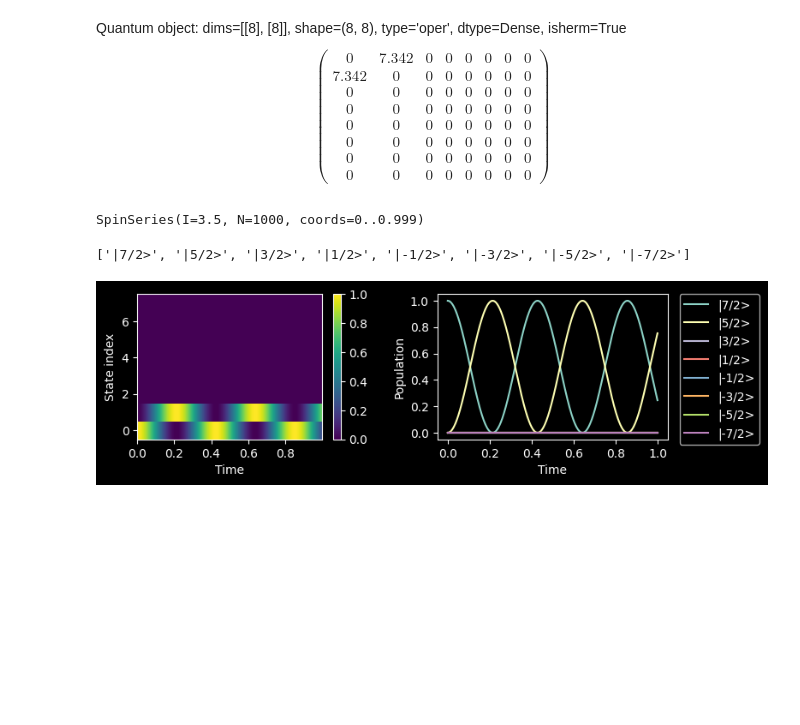
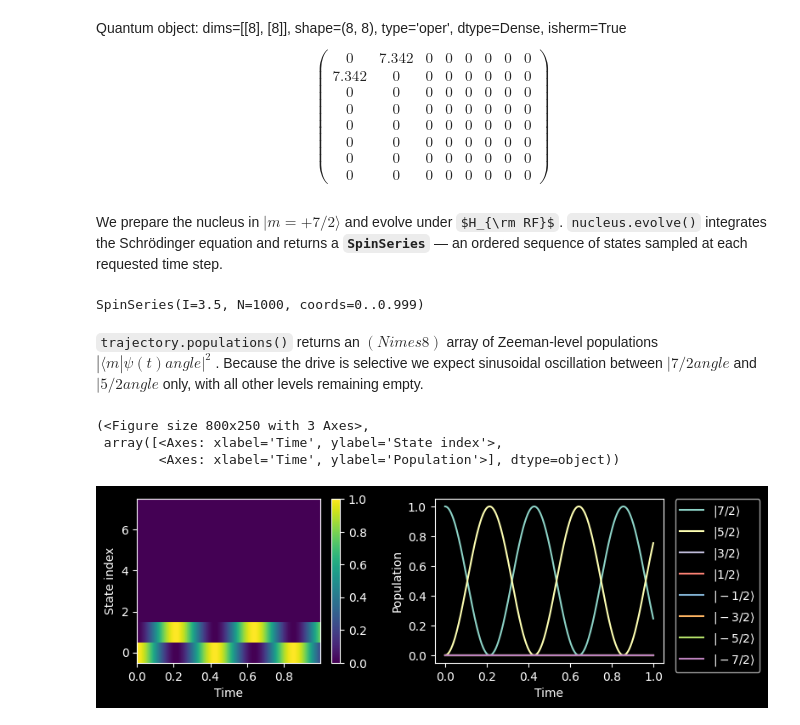
Before and after one commit to arjenvaartjes/Psyduck, a Jupyter notebook: examples/two level rabi/two_level_rabi.ipynb, the cells around one changed output. Cells and saved outputs as stored; diff of their text form; code cells hidden in the pictures; some formulas as TeX source; blank space fills up the shorter version.

Commit message:
add all two-level rabi oscillations (NER, NMR)

```diff
--- a/examples/two level rabi/two_level_rabi.ipynb
+++ b/examples/two level rabi/two_level_rabi.ipynb
@@ -18,6 +74,8 @@ H_rf = nmr1_hamiltonian(7/2, B1, gamma=-5.55) # MHz
 H_rf
 # %% [output]
 Quantum object: dims=[[8], [8]], shape=(8, 8), type='oper', dtype=Dense, isherm=True$$\left(\begin{array}{cc}0 & 7.342 & 0 & 0 & 0 & 0 & 0 & 0\\7.342 & 0 & 0 & 0 & 0 & 0 & 0 & 0\\0 & 0 & 0 & 0 & 0 & 0 & 0 & 0\\0 & 0 & 0 & 0 & 0 & 0 & 0 & 0\\0 & 0 & 0 & 0 & 0 & 0 & 0 & 0\\0 & 0 & 0 & 0 & 0 & 0 & 0 & 0\\0 & 0 & 0 & 0 & 0 & 0 & 0 & 0\\0 & 0 & 0 & 0 & 0 & 0 & 0 & 0\end{array}\right)$$
+# %% [markdown]
+We prepare the nucleus in $|m = +7/2\rangle$ and evolve under $H_{\rm RF}$. `nucleus.evolve()` integrates the Schrödinger equation and returns a **`SpinSeries`** — an ordered sequence of states sampled at each requested time step.
 # %%
 times = np.arange(0, 1, 0.001)
 nucleus.make_eigenstate(7/2) # initialize nuclear eigenstate
@@ -26,28 +84,18 @@ trajectory = nucleus.evolve(H_rf, times)
 trajectory
 # %% [output]
 SpinSeries(I=3.5, N=1000, coords=0..0.999)
-# %%
-nucleus.state_labels()
-# %% [output]
-['|7/2>', '|5/2>', '|3/2>', '|1/2>', '|-1/2>', '|-3/2>', '|-5/2>', '|-7/2>']
+# %% [markdown]
+`trajectory.populations()` returns an $(N	imes 8)$ array of Zeeman-level populations $|\langle m|\psi(t)
+angle|^2$. Because the drive is selective we expect sinusoidal oscillation between $|7/2
+angle$ and $|5/2
+angle$ only, with all other levels remaining empty.
 # %%
 populations = trajectory.populations()
 
-def plot_populations(populations):
-    fig, ax = plt.subplots(1,2, figsize=(8,2.2), gridspec_kw={'wspace':0.3})
-    pcm = ax[0].pcolor(times, np.arange(8), populations.T)
-    for i in range(populations.shape[1]):
-        ax[1].plot(times, populations[:, i], label=nucleus.state_labels()[i])
-    ax[1].legend(bbox_to_anchor=(1.05, 1), loc=2, borderaxespad=0.)
-    plt.colorbar(pcm, ax=ax[0])
-
-    ax[0].set_ylabel('State index')
-    ax[0].set_xlabel('Time')
-
-    ax[1].set_xlabel('Time')
-    ax[1].set_ylabel('Population')
-
-plot_populations(populations)
+trajectory.plot_populations()
 # %% [output]
+(<Figure size 800x250 with 3 Axes>,
+ array([<Axes: xlabel='Time', ylabel='State index'>,
+        <Axes: xlabel='Time', ylabel='Population'>], dtype=object))
-[figure, old version]
+[figure, new version]
 # %% [markdown]
```
Also changed, not shown: parts of 30 cells of this notebook, 1 other file.
